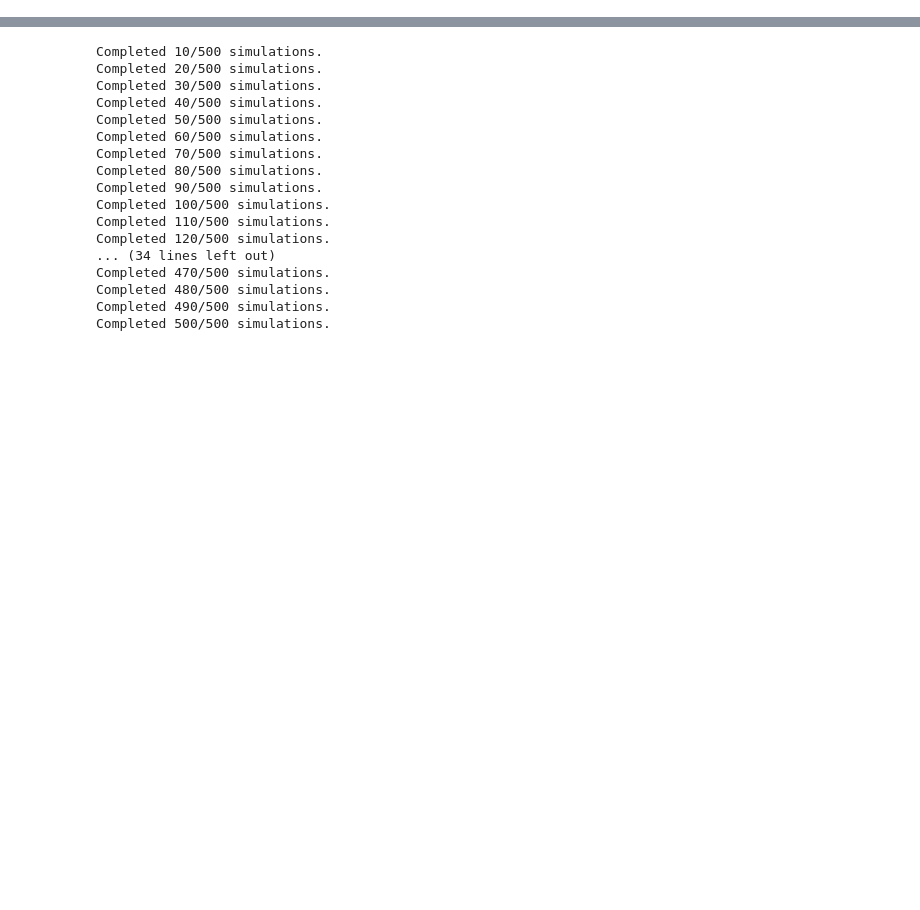
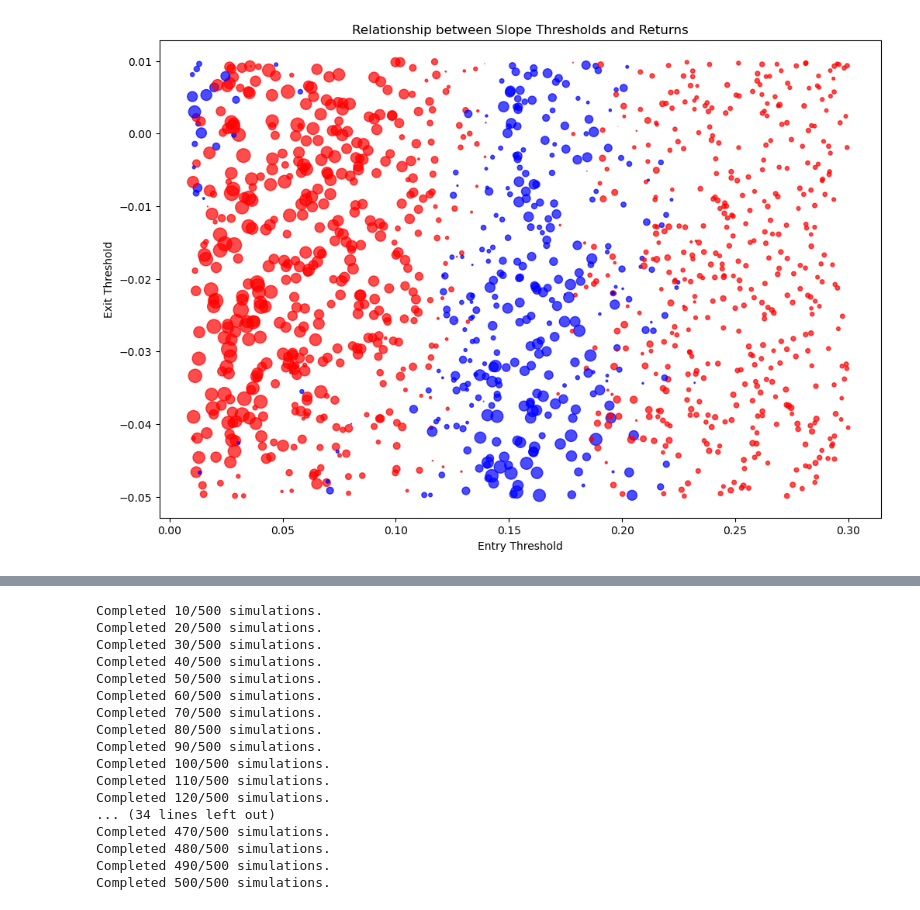
Before and after one commit to Tsharkowill/bol_trading_bot, a Jupyter notebook: analysis/percent_slope_simulation.ipynb, the cells around one changed output, grey strips where cells are left out. Drawn from its saved outputs; the diff is of its cells as text; code cells hidden in the pictures; blank space fills up the shorter version.

```diff
--- a/analysis/percent_slope_simulation.ipynb
+++ b/analysis/percent_slope_simulation.ipynb
@@ -422,3 +422,43 @@ plt.show()
+# %%
+import json
+import pandas as pd
+import matplotlib.pyplot as plt
+
+# Load the simulation results
+with open('window_percentage_slope_simulation_results.json', 'r') as f:
+    initial_simulation_results = json.load(f)
+
+# Convert the results to a DataFrame
+df = pd.DataFrame(initial_simulation_results)
+
+# Filter the DataFrame for the specified window range
+filtered_df = df[(df['window'] >= 110) & (df['window'] <= 140)].copy()
+
+# Create a column for colors (red for positive, blue for negative)
+filtered_df['color'] = filtered_df['returns'].apply(lambda x: 'red' if x > 0 else 'blue')
+
+# Create a column for size based on the absolute value of returns
+filtered_df['size'] = filtered_df['returns'].abs() / filtered_df['returns'].abs().max() * 200  # Normalize sizes
+
+# Create the scatter plot
+plt.figure(figsize=(12, 8))
+plt.scatter(
+    x=filtered_df['entry_threshold'],
+    y=filtered_df['exit_threshold'],
+    c=filtered_df['color'],  # Use the 'color' column for point colors
+    s=filtered_df['size'],   # Use the 'size' column for point sizes
+    alpha=0.7                # Add transparency for better visualization
+)
+
+# Add labels and title
+plt.title('Relationship between Slope Thresholds and Returns')
+plt.xlabel('Entry Threshold')
+plt.ylabel('Exit Threshold')
+
+# Show the plot
+plt.show()
+# %% [output]
+[figure, added]
 # %%
 # Create a figure with two subplots side by side
 fig, axes = plt.subplots(1, 2, figsize=(16, 8))  # 1 row, 2 columns
```
Also changed, not shown: parts of 12 cells of this notebook, 6 other files.
